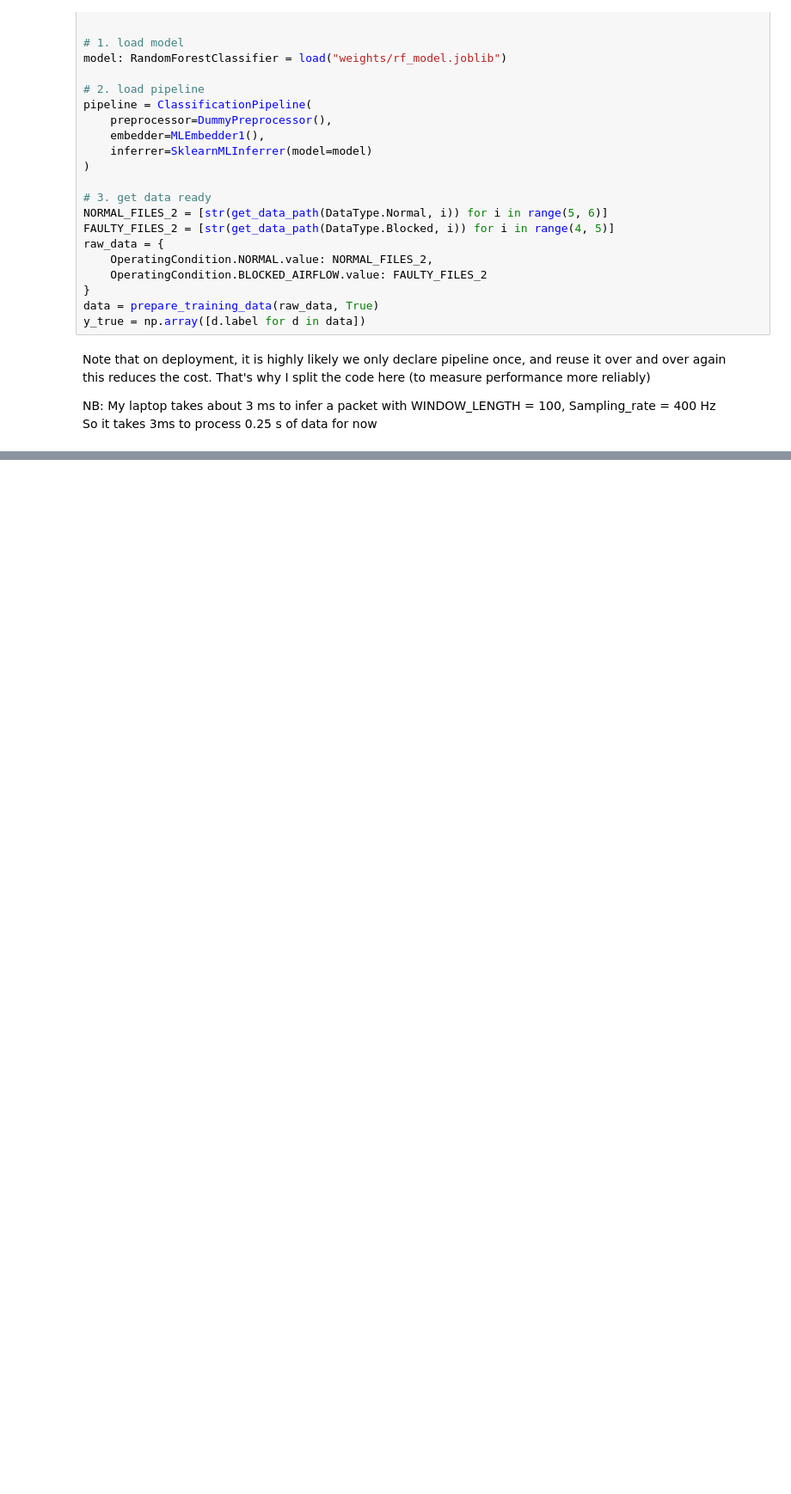
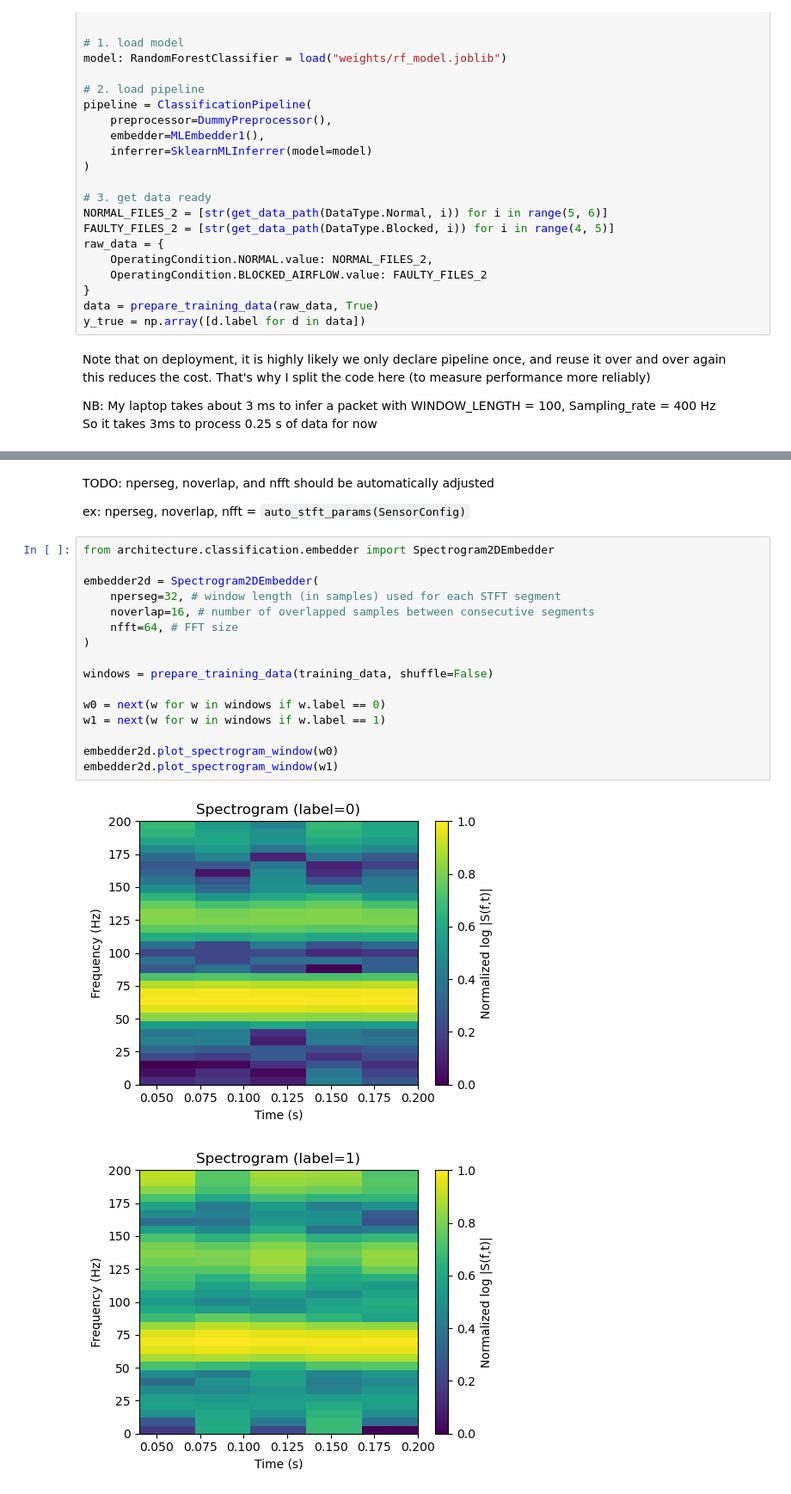
Before and after one commit to BryanTanady/ML-based-Cooling-System-FDD, a Jupyter notebook: AI/training/ML/train.ipynb, the cells around one changed output, grey strips where cells are left out. Shown: that part at 86% size. Saved outputs shown, nothing was run; the diff lists cells and outputs as text; blank space fills up the shorter version.

Commit message:
feat: add CNN model and Spectrogram2DEmbedder

```diff
--- a/AI/training/ML/train.ipynb
+++ b/AI/training/ML/train.ipynb
@@ -272,0 +279,24 @@ Pipeline inference time: 2.96 ms per packet
+# %% [markdown]
+TODO: nperseg, noverlap, and nfft should be automatically adjusted
+
+ex:
+nperseg, noverlap, nfft = `auto_stft_params(SensorConfig)`
+# %%
+from architecture.classification.embedder import Spectrogram2DEmbedder
+
+embedder2d = Spectrogram2DEmbedder(
+    nperseg=32, # window length (in samples) used for each STFT segment
+    noverlap=16, # number of overlapped samples between consecutive segments
+    nfft=64, # FFT size
+)
+
+windows = prepare_training_data(training_data, shuffle=False)
+
+w0 = next(w for w in windows if w.label == 0)
+w1 = next(w for w in windows if w.label == 1)
+
+embedder2d.plot_spectrogram_window(w0)
+embedder2d.plot_spectrogram_window(w1)
+# %% [output]
+[figure, added]
+[figure, added]
```
Also changed, not shown: parts of 13 cells of this notebook, 3 other files.
